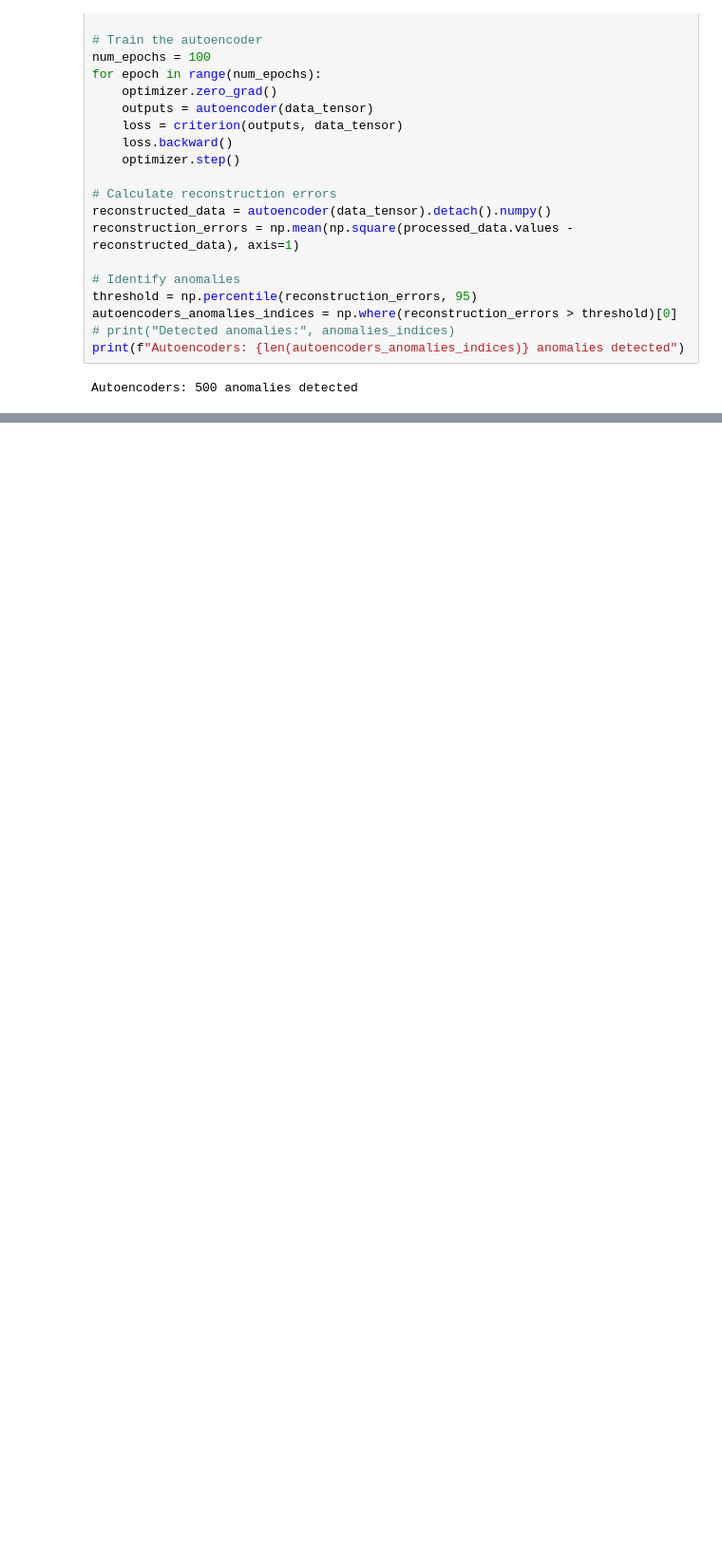
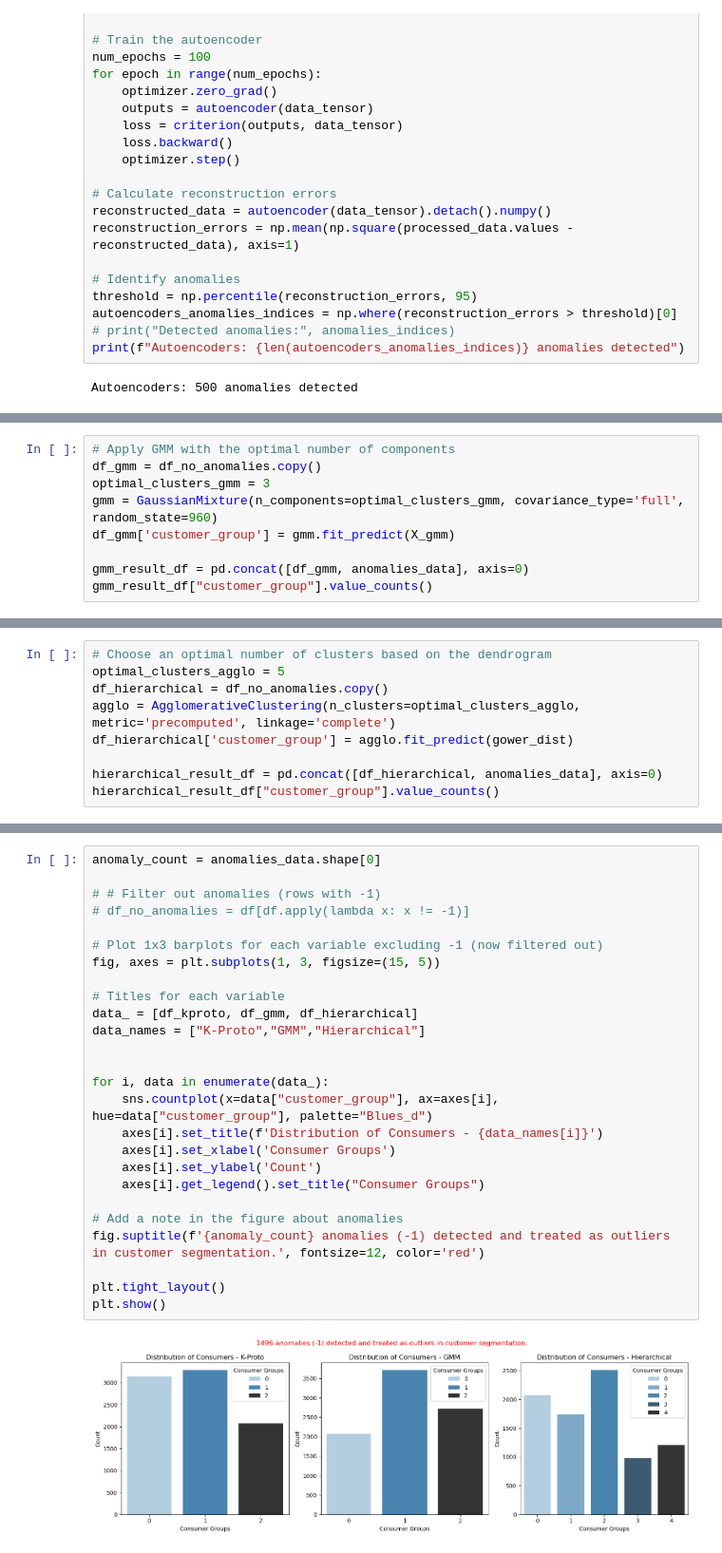
Before and after one commit to renswickd/Dataengine-Tasks, a Jupyter notebook: Task2/Task2-Notebook.ipynb, the cells around one changed output, grey strips where cells are left out. Shown at 95% size. Saved outputs shown, nothing was run; the diff lists cells and outputs as text; blank space fills up the shorter version.

```diff
--- a/Task2/Task2-Notebook.ipynb
+++ b/Task2/Task2-Notebook.ipynb
@@ -371,0 +533,9 @@ Autoencoders: 500 anomalies detected
+# %%
+# Apply GMM with the optimal number of components
+df_gmm = df_no_anomalies.copy()
+optimal_clusters_gmm = 3
+gmm = GaussianMixture(n_components=optimal_clusters_gmm, covariance_type='full', random_state=960)
+df_gmm['customer_group'] = gmm.fit_predict(X_gmm)
+
+gmm_result_df = pd.concat([df_gmm, anomalies_data], axis=0)
+gmm_result_df["customer_group"].value_counts()
@@ -371,0 +563,9 @@ Autoencoders: 500 anomalies detected
+# %%
+# Choose an optimal number of clusters based on the dendrogram
+optimal_clusters_agglo = 5
+df_hierarchical = df_no_anomalies.copy()
+agglo = AgglomerativeClustering(n_clusters=optimal_clusters_agglo, metric='precomputed', linkage='complete')
+df_hierarchical['customer_group'] = agglo.fit_predict(gower_dist)
+
+hierarchical_result_df = pd.concat([df_hierarchical, anomalies_data], axis=0)
+hierarchical_result_df["customer_group"].value_counts()
@@ -371,0 +581,28 @@ Autoencoders: 500 anomalies detected
+# %%
+anomaly_count = anomalies_data.shape[0]
+
+# # Filter out anomalies (rows with -1)
+# df_no_anomalies = df[df.apply(lambda x: x != -1)]
+
+# Plot 1x3 barplots for each variable excluding -1 (now filtered out)
+fig, axes = plt.subplots(1, 3, figsize=(15, 5))
+
+# Titles for each variable
+data_ = [df_kproto, df_gmm, df_hierarchical]
+data_names = ["K-Proto","GMM","Hierarchical"]
+
+
+for i, data in enumerate(data_):
+    sns.countplot(x=data["customer_group"], ax=axes[i], hue=data["customer_group"], palette="Blues_d")
+    axes[i].set_title(f'Distribution of Consumers - {data_names[i]}')
+    axes[i].set_xlabel('Consumer Groups')
+    axes[i].set_ylabel('Count')
+    axes[i].get_legend().set_title("Consumer Groups")
+
+# Add a note in the figure about anomalies
+fig.suptitle(f'{anomaly_count} anomalies (-1) detected and treated as outliers in customer segmentation.', fontsize=12, color='red')
+
+plt.tight_layout()
+plt.show()
+# %% [output]
+[figure, added]
```
Also changed, not shown: parts of 18 cells of this notebook, 2 other files.
